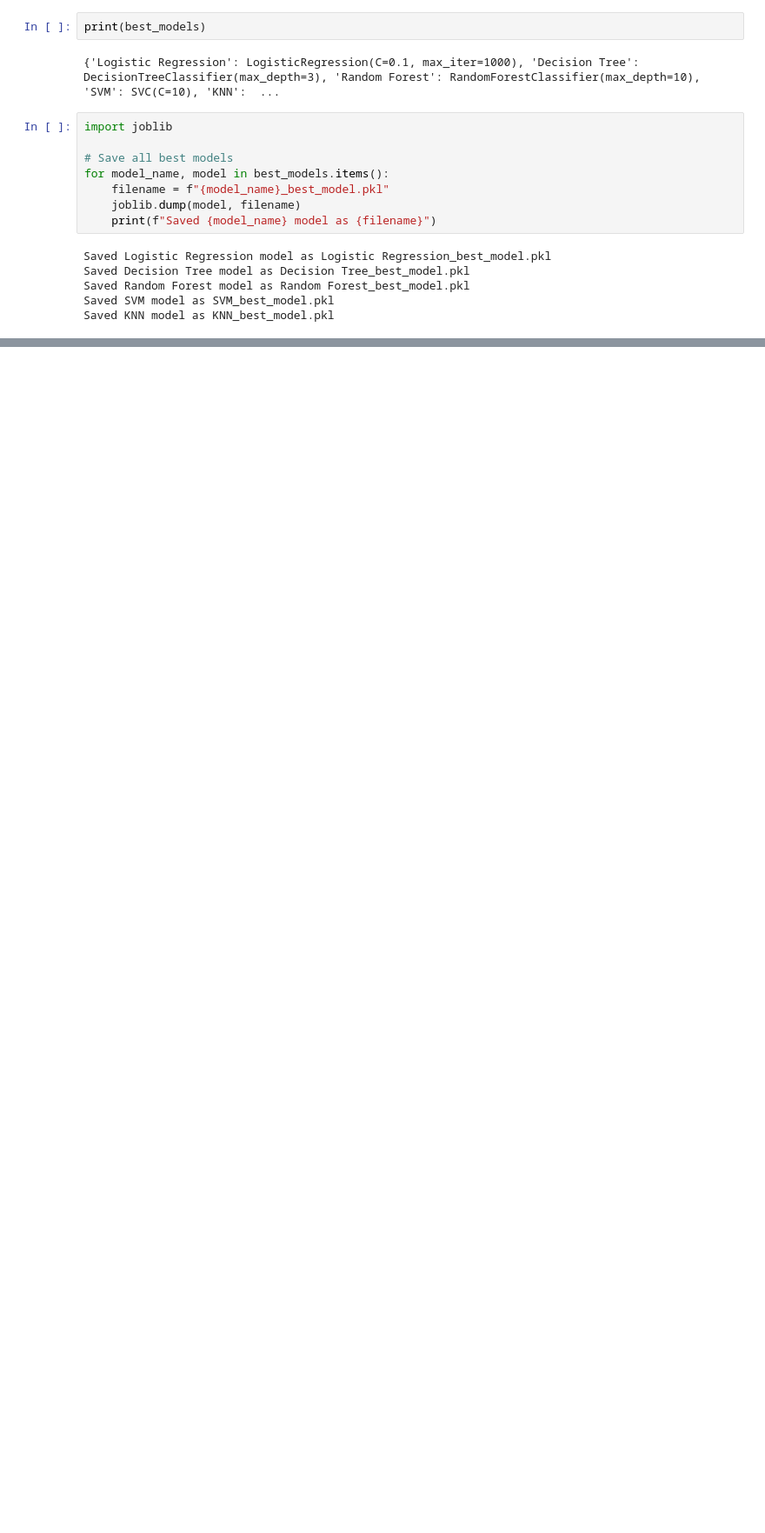
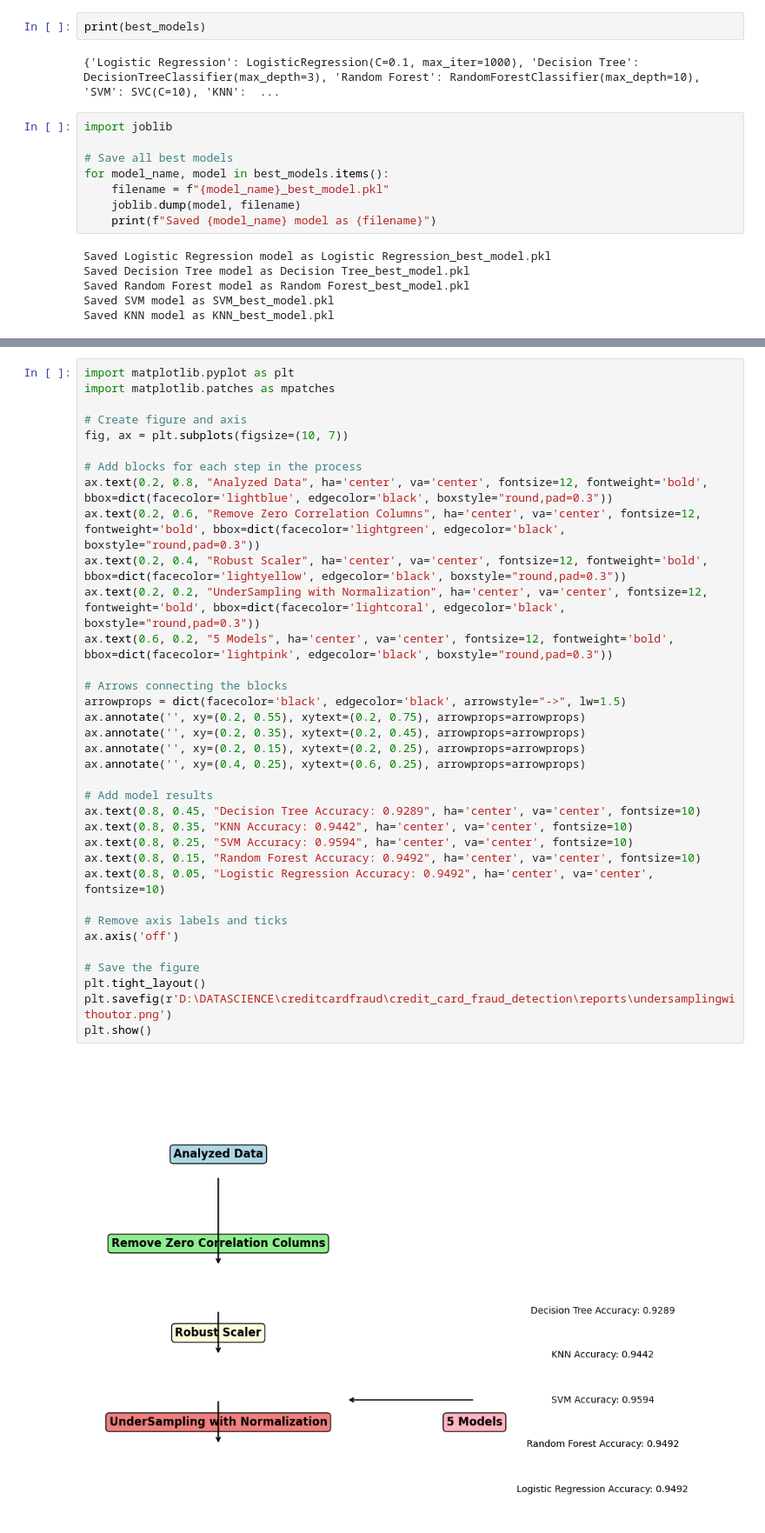
Before and after one commit to theraghavjuneja/credit-card-fraud-detect, a Jupyter notebook: credit_card_fraud_detection/notebooks/01-1-undersampling.ipynb, the cells around one changed output, grey strips where cells are left out. Shown at 87% size. Saved outputs shown, nothing was run; the diff lists cells and outputs as text; blank space fills up the shorter version.

Commit message:
Created pipeline, saved , modifed models

```diff
--- a/credit_card_fraud_detection/notebooks/01-1-undersampling.ipynb
+++ b/credit_card_fraud_detection/notebooks/01-1-undersampling.ipynb
@@ -362,0 +375,37 @@ loaded_model = joblib.load(f"{model_name}_best_model.pkl")
+# %%
+import matplotlib.pyplot as plt
+import matplotlib.patches as mpatches
+
+# Create figure and axis
+fig, ax = plt.subplots(figsize=(10, 7))
+
+# Add blocks for each step in the process
+ax.text(0.2, 0.8, "Analyzed Data", ha='center', va='center', fontsize=12, fontweight='bold', bbox=dict(facecolor='lightblue', edgecolor='black', boxstyle="round,pad=0.3"))
+ax.text(0.2, 0.6, "Remove Zero Correlation Columns", ha='center', va='center', fontsize=12, fontweight='bold', bbox=dict(facecolor='lightgreen', edgecolor='black', boxstyle="round,pad=0.3"))
+ax.text(0.2, 0.4, "Robust Scaler", ha='center', va='center', fontsize=12, fontweight='bold', bbox=dict(facecolor='lightyellow', edgecolor='black', boxstyle="round,pad=0.3"))
+ax.text(0.2, 0.2, "UnderSampling with Normalization", ha='center', va='center', fontsize=12, fontweight='bold', bbox=dict(facecolor='lightcoral', edgecolor='black', boxstyle="round,pad=0.3"))
+ax.text(0.6, 0.2, "5 Models", ha='center', va='center', fontsize=12, fontweight='bold', bbox=dict(facecolor='lightpink', edgecolor='black', boxstyle="round,pad=0.3"))
+
+# Arrows connecting the blocks
+arrowprops = dict(facecolor='black', edgecolor='black', arrowstyle="->", lw=1.5)
+ax.annotate('', xy=(0.2, 0.55), xytext=(0.2, 0.75), arrowprops=arrowprops)
+ax.annotate('', xy=(0.2, 0.35), xytext=(0.2, 0.45), arrowprops=arrowprops)
+ax.annotate('', xy=(0.2, 0.15), xytext=(0.2, 0.25), arrowprops=arrowprops)
+ax.annotate('', xy=(0.4, 0.25), xytext=(0.6, 0.25), arrowprops=arrowprops)
+
+# Add model results
+ax.text(0.8, 0.45, "Decision Tree Accuracy: 0.9289", ha='center', va='center', fontsize=10)
+ax.text(0.8, 0.35, "KNN Accuracy: 0.9442", ha='center', va='center', fontsize=10)
+ax.text(0.8, 0.25, "SVM Accuracy: 0.9594", ha='center', va='center', fontsize=10)
+ax.text(0.8, 0.15, "Random Forest Accuracy: 0.9492", ha='center', va='center', fontsize=10)
+ax.text(0.8, 0.05, "Logistic Regression Accuracy: 0.9492", ha='center', va='center', fontsize=10)
+
+# Remove axis labels and ticks
+ax.axis('off')
+
+# Save the figure
+plt.tight_layout()
+plt.savefig(r'D:\DATASCIENCE\creditcardfraud\credit_card_fraud_detection\reports\undersamplingwithoutor.png')
+plt.show()
+# %% [output]
+[figure, added]
```
Also changed, not shown: parts of 2 cells of this notebook, 10 other files.
